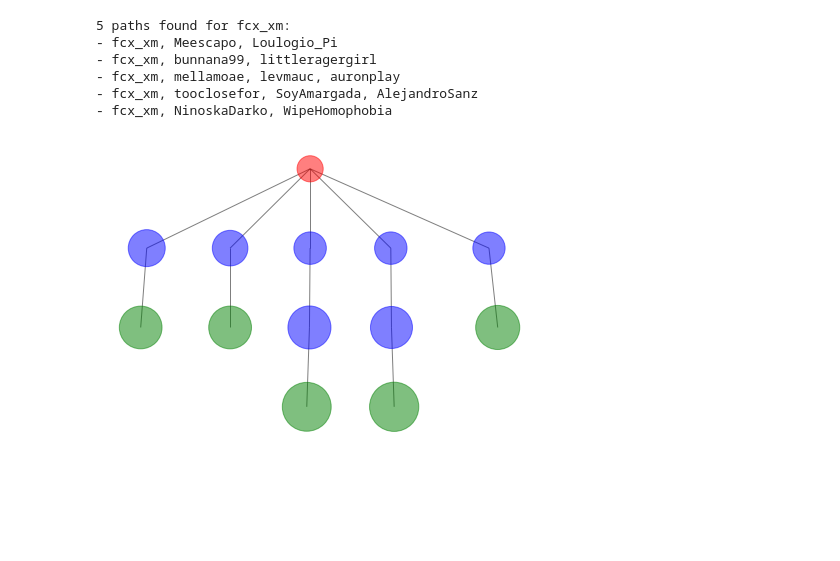
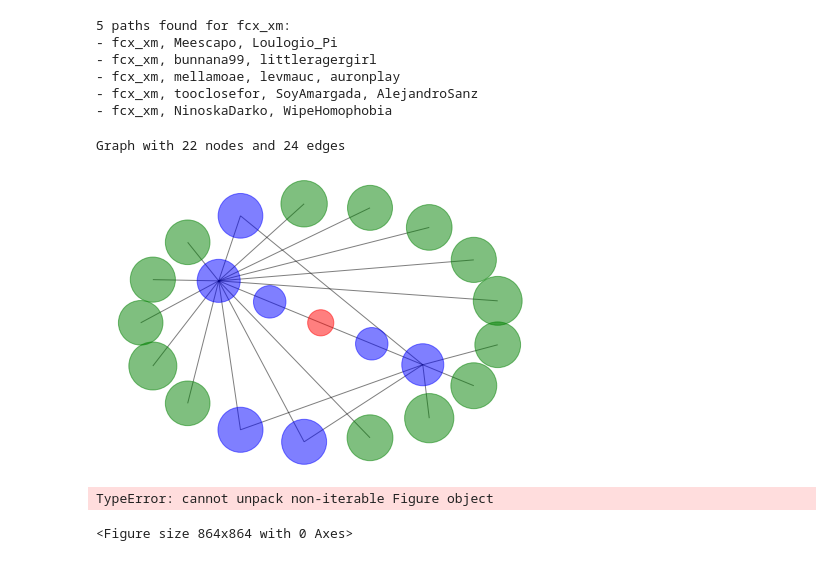
Before and after one commit to aguimorefran/closest-celebrity-path, a Jupyter notebook: main.ipynb, the cells around one changed output. Saved outputs shown, nothing was run; the diff lists cells and outputs as text; code cells hidden in the pictures; blank space fills up the shorter version.

Commit message:
+ Plotting

```diff
--- a/main.ipynb
+++ b/main.ipynb
@@ -57,6 +57,7 @@ def fetch(screen_name, type):
     """
     Fetch the followers or friends of a user.
     """
+    f = []
     if type == 'followers':
         f = c.execute('''SELECT followers FROM users WHERE screen_name = ?''', (screen_name,)).fetchone()[0]
     elif type == 'friends':
@@ -320,37 +329,45 @@ for p in user_paths:
+# %%
+# Get graph data
+G = nx.Graph()
+
+max_leaves = 20
+most_followers_celebs = [x[0] for x in c.execute('''SELECT dst FROM paths JOIN users ON paths.dst = users.screen_name WHERE src = ? ORDER BY users.followers_count DESC LIMIT ?''', (me, max_leaves)).fetchall()]
+paths = get_stored_paths(me)
+paths = [x for x in paths if x[-1] in most_followers_celebs]
+
+for path in paths:
+    G.add_nodes_from(path)
+    G.add_edges_from(path_as_edges(path))
+# %% [output]
+Graph with 22 nodes and 24 edges
+[figure, added]
 # %%
-from networkx.drawing.nx_agraph import graphviz_layout
-
-def path_as_edges(path):
-    edges = []
-    for i in range(len(path) - 1):
-        edges.append((path[i], path[i+1]))
-    return edges
-
-G = nx.Graph()
-paths = get_stored_paths(me)
-for path in paths:
-    G.add_nodes_from(path)
-    G.add_edges_from(path_as_edges(path))
-
+# Print graph
 color_map = []
 node_sizes = []
 
 for node in G:
     c.execute('''SELECT followers_count FROM users WHERE screen_name = ?''', (node,))
-    node_sizes.append(np.log2(c.fetchone()[0])*100)
+    node_sizes.append(np.log2(c.fetchone()[0])*300)
     # if node is me then red
     if node == me:
         color_map.append('r')
     # if node has only one connection then green
-    elif len(list(G.neighbors(n=node))) == 1:
+    elif node in most_followers_celebs:
         color_map.append('g')
     else:
         color_map.append('b')
 
+edge_widths = [5] * len(G.edges())
 
-
-pos = graphviz_layout(G, prog='dot')
-nx.draw(G, pos, node_size=node_sizes, node_color=color_map, alpha=0.5, with_labels=False)
+# twopi for circular tree, dot for normal tree
+# Set title and subtitle
+pos = graphviz_layout(G, prog='twopi')
+plt.figure(figsize=(12, 12))
+nx.draw_networkx_nodes(G, pos, node_size=node_sizes, node_color=color_map, alpha=0.5)
+nx.draw_networkx_labels(G, pos, font_size=10, font_color='k', font_family='sans-serif', font_weight='bold')
+nx.draw_networkx_edges(G, pos, edge_color='grey', width=edge_widths, alpha=0.3)
 plt.show()
 # %% [output]
-[figure, removed]
+TypeError: cannot unpack non-iterable Figure object
+<Figure size 864x864 with 0 Axes>
```
Also changed, not shown: parts of 1 cell of this notebook.
